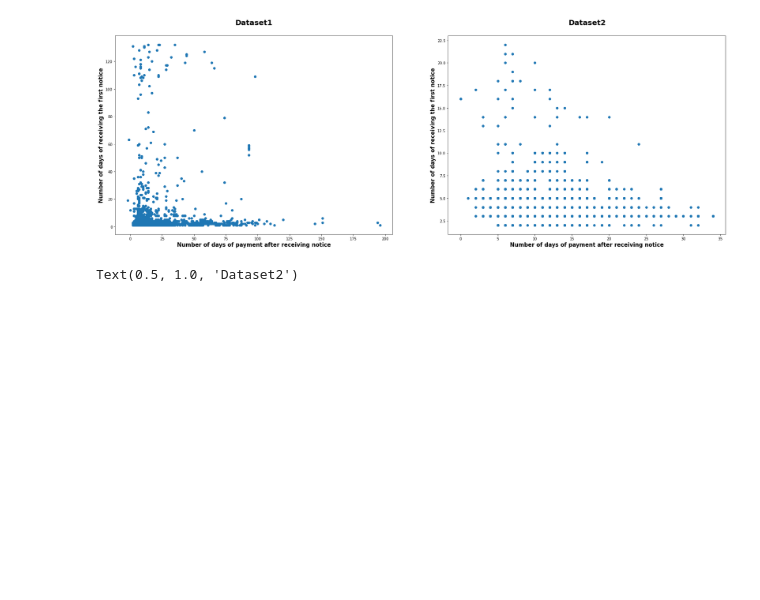
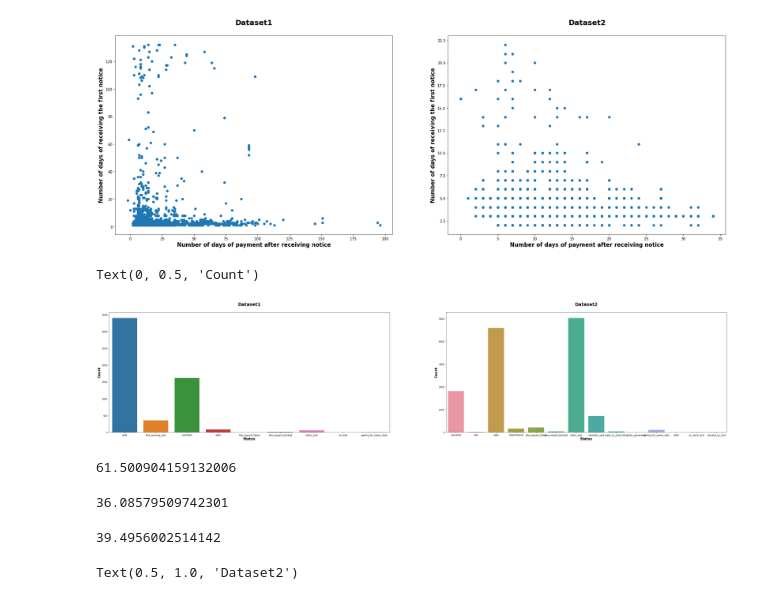
Before and after one commit to ANH2510/Parking-Service, a Jupyter notebook: challenge_1.ipynb, the cells around one changed output. Cells and saved outputs as stored; diff of their text form; code cells hidden in the pictures; blank space fills up the shorter version.

```diff
--- a/challenge_1.ipynb
+++ b/challenge_1.ipynb
@@ -112,3 +120,29 @@ ax2.set_ylabel("Number of days of receiving the first notice", weight = "bold",
 # %% [output]
 Text(0, 0.5, 'Number of days of receiving the first notice')
 [figure]
+# %%
+fig, (ax1, ax2) = plt.subplots(ncols = 2, nrows = 1, figsize = (50,10))
+
+sns.countplot(data1['Status'], ax=ax1)
+ax1.set_title("Dataset1", weight = "bold", fontsize = 20, pad = 30)
+ax1.set_xlabel("Status", weight = "bold", fontsize = 15)
+ax1.set_ylabel("Count", weight = "bold", fontsize = 15)
+sns.countplot(data2['Status'], ax=ax2)
+ax2.set_title("Dataset2", weight = "bold", fontsize = 20, pad = 30)
+ax2.set_xlabel("Status", weight = "bold", fontsize = 15)
+ax2.set_ylabel("Count", weight = "bold", fontsize = 15)
+# %% [output]
+Text(0, 0.5, 'Count')
+[figure, added]
+# %%
+(len(data1[data1["Status"]=="paid"])/len(data1["Status"])))*100
+# %% [output]
+61.500904159132006
+# %%
+(len(data2[data2["Status"]=="paid"])/len(data2["Status"]))*100
+# %% [output]
+36.08579509742301
+# %%
+(len(data2[data2["Status"]=="letter_sent"])/len(data2["Status"]))*100
+# %% [output]
+39.4956002514142
```
Also changed, not shown: parts of 11 cells of this notebook.
